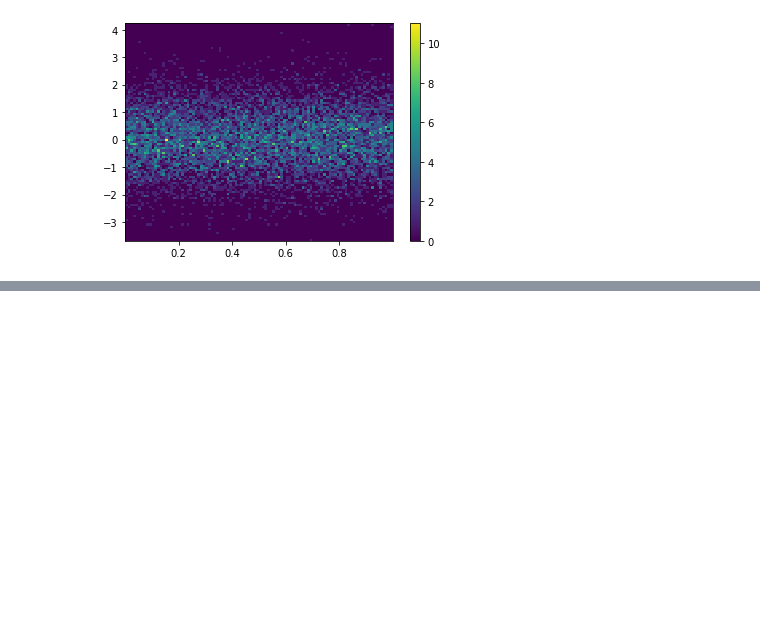
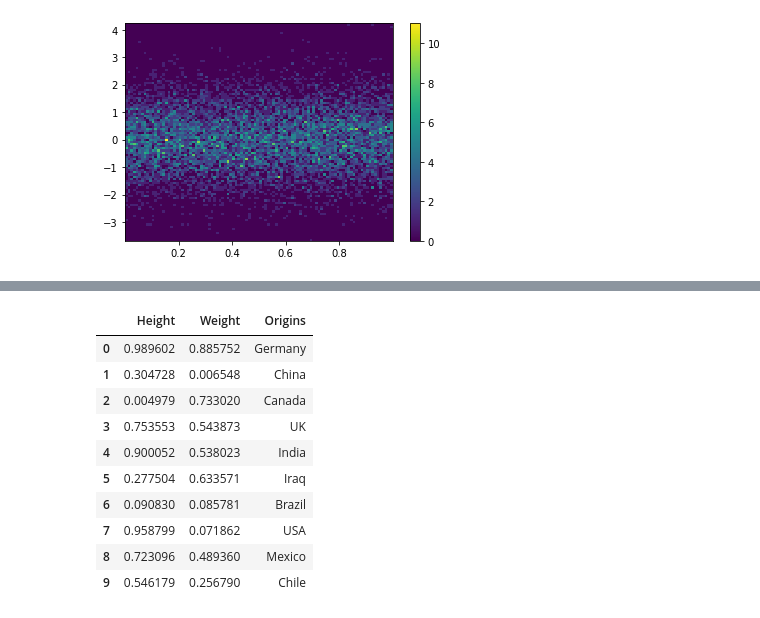
Before and after one commit to EduardoMontero-100/DataScience, a Jupyter notebook: coursera/exercises_matplotlib.ipynb, the cells around one changed output, grey strips where cells are left out. Cells and saved outputs as stored; diff of their text form; code cells hidden in the pictures; blank space fills up the shorter version.

```diff
--- a/coursera/exercises_matplotlib.ipynb
+++ b/coursera/exercises_matplotlib.ipynb
@@ -531,0 +581,23 @@ plt.colorbar()
+# %%
+from random import shuffle
+origins = ['China', 'Brazil', 'India', 'USA', 'Canada', 'UK', 'Germany', 'Iraq', 'Chile', 'Mexico']
+
+shuffle(origins)
+
+df = pd.DataFrame({'Height': np.random.rand(10),
+                   'Weight': np.random.rand(10),
+                   'Origins': origins
+                 })
+df
+# %% [output]
+|  | Height | Weight | Origins |
+| 0 | 0.989602 | 0.885752 | Germany |
+| 1 | 0.304728 | 0.006548 | China |
+| 2 | 0.004979 | 0.733020 | Canada |
+| 3 | 0.753553 | 0.543873 | UK |
+| 4 | 0.900052 | 0.538023 | India |
+| 5 | 0.277504 | 0.633571 | Iraq |
+| 6 | 0.090830 | 0.085781 | Brazil |
+| 7 | 0.958799 | 0.071862 | USA |
+| 8 | 0.723096 | 0.489360 | Mexico |
+| 9 | 0.546179 | 0.256790 | Chile |
```
Also changed, not shown: parts of 11 cells of this notebook, 5 other files.
